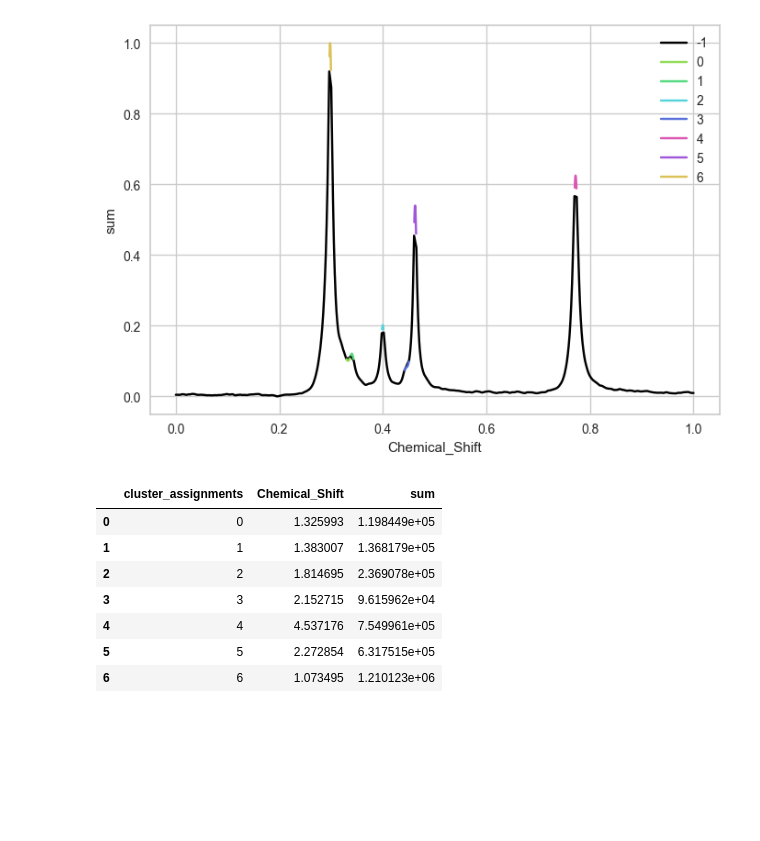
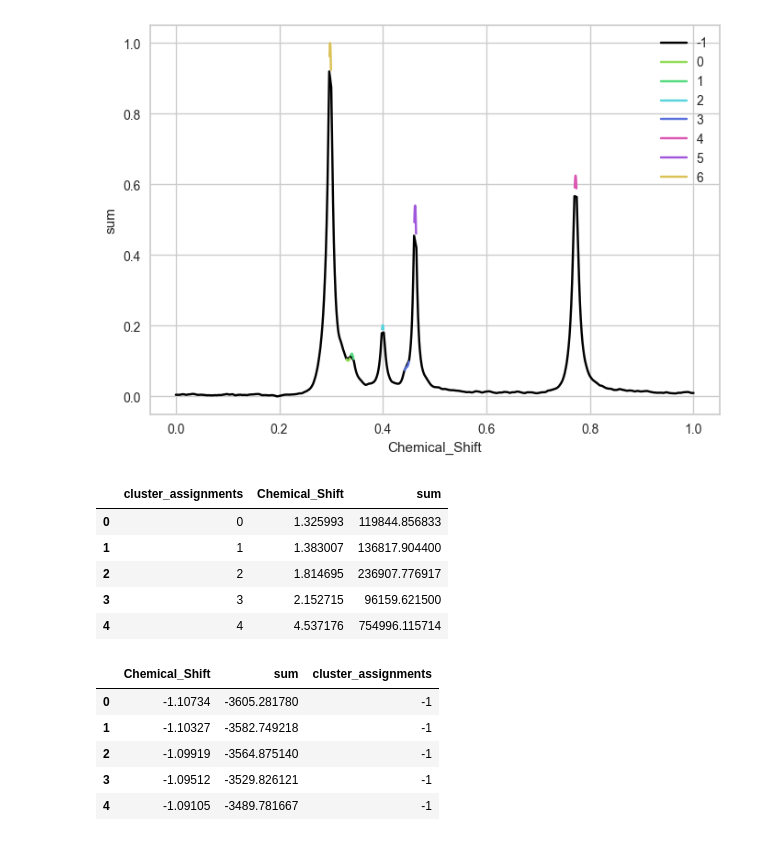
Before and after one commit to RATFIVE/MoinCC-AI4metabolomics, a Jupyter notebook: 01_Clustering/Clustering.ipynb, the cells around one changed output. Saved outputs shown, nothing was run; the diff lists cells and outputs as text; code cells hidden in the pictures; blank space fills up the shorter version.

```diff
--- a/01_Clustering/Clustering.ipynb
+++ b/01_Clustering/Clustering.ipynb
@@ -201,16 +201,23 @@ plot_cluster_assignments(df_scaled, optics_sc, sample_frac=1.0)
 # %%
 df['cluster_assignments'] = optics_sc.labels_
 
 # just select df which has cluster_assignments not -1
-df = df[df['cluster_assignments'] != -1]
-df_cluster_group = df.groupby(by='cluster_assignments').mean().reset_index()
+df_cluster = df[df['cluster_assignments'] != -1]
+df_cluster_group = df_cluster.groupby(by='cluster_assignments').mean().reset_index()
 df_cluster_group
+
+display(df_cluster_group.head())
+display(df.head())
 # %% [output]
 |  | cluster_assignments | Chemical_Shift | sum |
-| 0 | 0 | 1.325993 | 1.198449e+05 |
-| 1 | 1 | 1.383007 | 1.368179e+05 |
-| 2 | 2 | 1.814695 | 2.369078e+05 |
-| 3 | 3 | 2.152715 | 9.615962e+04 |
-| 4 | 4 | 4.537176 | 7.549961e+05 |
-| 5 | 5 | 2.272854 | 6.317515e+05 |
-| 6 | 6 | 1.073495 | 1.210123e+06 |
+| 0 | 0 | 1.325993 | 119844.856833 |
+| 1 | 1 | 1.383007 | 136817.904400 |
+| 2 | 2 | 1.814695 | 236907.776917 |
+| 3 | 3 | 2.152715 | 96159.621500 |
+| 4 | 4 | 4.537176 | 754996.115714 |
+|  | Chemical_Shift | sum | cluster_assignments |
+| 0 | -1.10734 | -3605.281780 | -1 |
+| 1 | -1.10327 | -3582.749218 | -1 |
+| 2 | -1.09919 | -3564.875140 | -1 |
+| 3 | -1.09512 | -3529.826121 | -1 |
+| 4 | -1.09105 | -3489.781667 | -1 |
```
Also changed, not shown: parts of 2 cells of this notebook.
